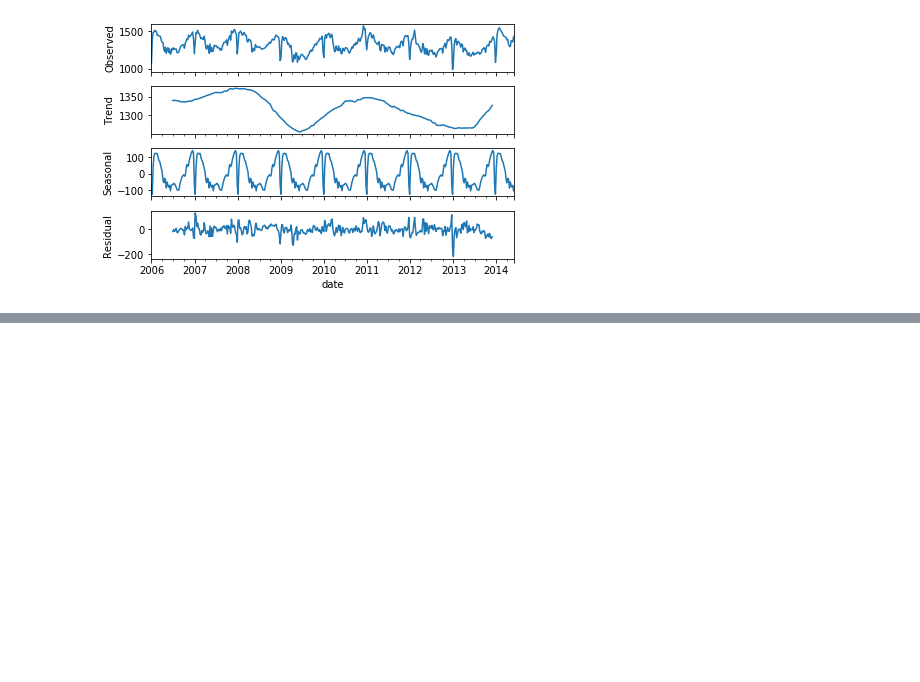
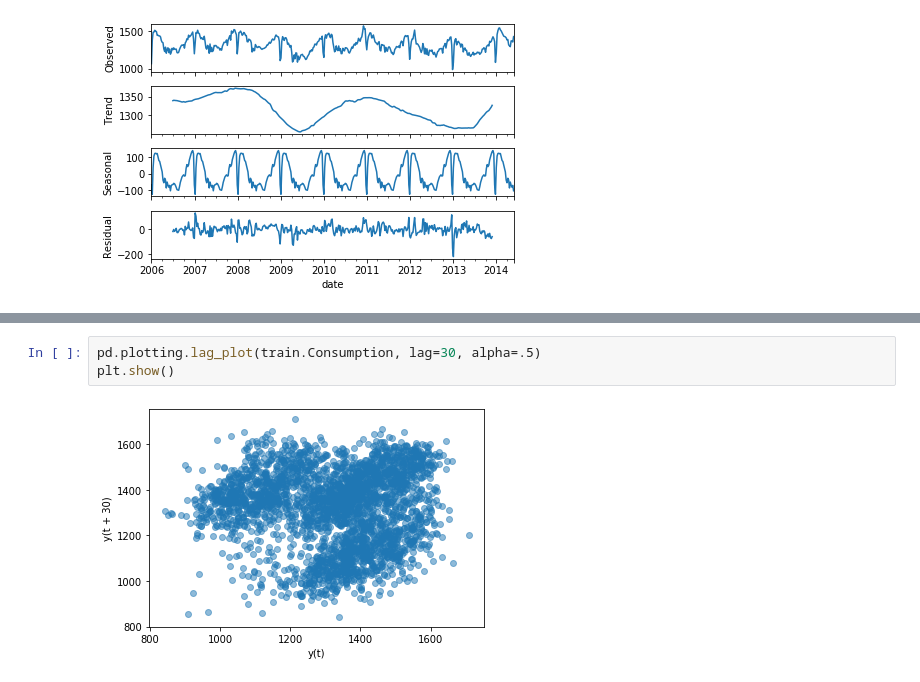
Before and after one commit to misty-garcia/ds-methodologies-exercises, a Jupyter notebook: time_series/explore-exercise.ipynb, the cells around one changed output, grey strips where cells are left out. Saved outputs shown, nothing was run; the diff lists cells and outputs as text; blank space fills up the shorter version.

```diff
--- a/time_series/explore-exercise.ipynb
+++ b/time_series/explore-exercise.ipynb
@@ -343,0 +348,5 @@ plt.s
+# %%
+pd.plotting.lag_plot(train.Consumption, lag=30, alpha=.5)
+plt.show()
+# %% [output]
+[figure, added]
```
Also changed, not shown: parts of 3 cells of this notebook, 2 other files.
